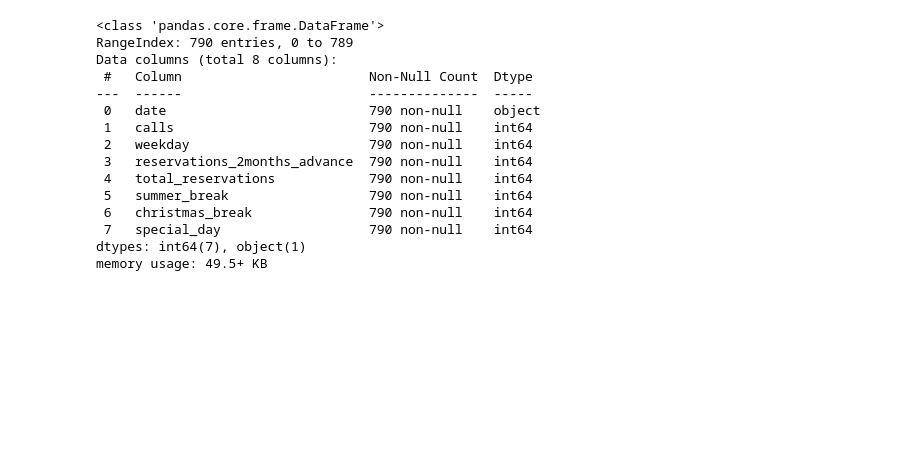
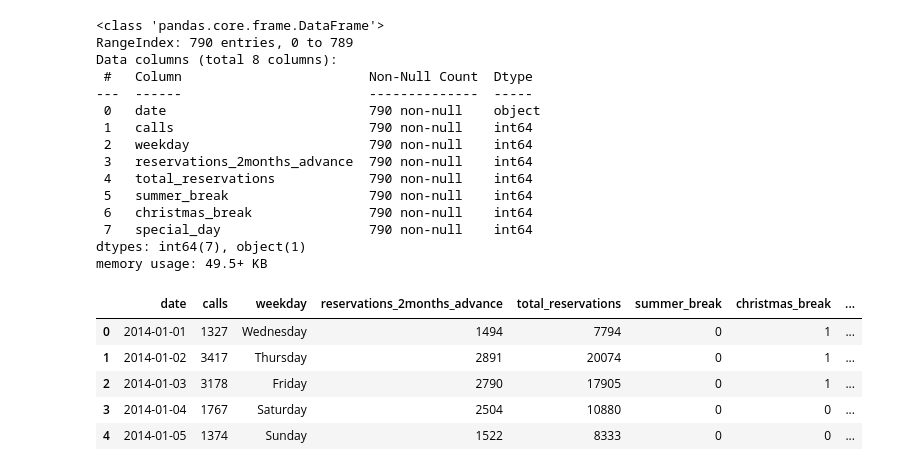
Before and after one commit to didulanthaisuru/TeleCall_Forecast, a Jupyter notebook: forecast-2-prophet.ipynb, the cells around one changed output. Drawn from its saved outputs; the diff is of its cells as text; code cells hidden in the pictures; blank space fills up the shorter version.

```diff
--- a/forecast-2-prophet.ipynb
+++ b/forecast-2-prophet.ipynb
@@ -45,0 +56,9 @@ memory usage: 49.5+ KB
+# %%
+df.head()
+# %% [output]
+|  | date | calls | weekday | reservations_2months_advance | total_reservations | summer_break | christmas_break | ... |
+| 0 | 2014-01-01 | 1327 | Wednesday | 1494 | 7794 | 0 | 1 | ... |
+| 1 | 2014-01-02 | 3417 | Thursday | 2891 | 20074 | 0 | 1 | ... |
+| 2 | 2014-01-03 | 3178 | Friday | 2790 | 17905 | 0 | 1 | ... |
+| 3 | 2014-01-04 | 1767 | Saturday | 2504 | 10880 | 0 | 0 | ... |
+| 4 | 2014-01-05 | 1374 | Sunday | 1522 | 8333 | 0 | 0 | ... |
```
Also changed, not shown: parts of 9 cells of this notebook.
